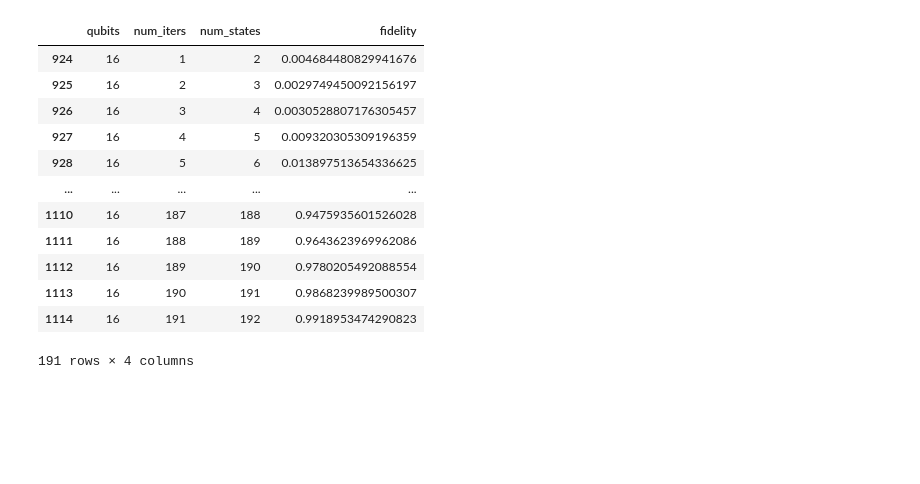
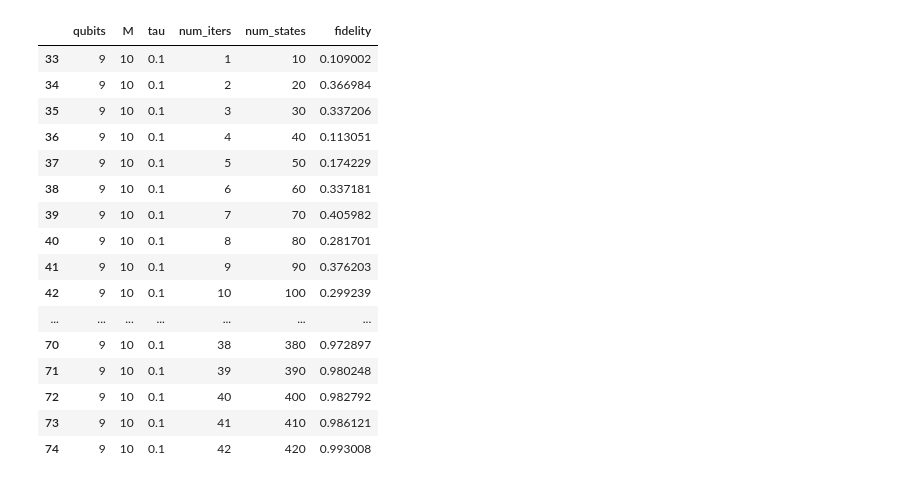
Before and after one commit to noahberthusen/qdavidson-dynamics, a Jupyter notebook: notebooks/plots.ipynb, the cells around one changed output. Saved outputs shown, nothing was run; the diff lists cells and outputs as text; code cells hidden in the pictures; blank space fills up the shorter version.

```diff
--- a/notebooks/plots.ipynb
+++ b/notebooks/plots.ipynb
@@ -11,16 +4,0 @@ qd_successes = qdavidson[qdavidson["qubits"] == str(16)]
-# %%
-qd_successes
-# %% [output]
-|  | qubits | num_iters | num_states | fidelity |
-| 924 | 16 | 1 | 2 | 0.004684480829941676 |
-| 925 | 16 | 2 | 3 | 0.0029749450092156197 |
-| 926 | 16 | 3 | 4 | 0.0030528807176305457 |
-| 927 | 16 | 4 | 5 | 0.009320305309196359 |
-| 928 | 16 | 5 | 6 | 0.013897513654336625 |
-| ... | ... | ... | ... | ... |
-| 1110 | 16 | 187 | 188 | 0.9475935601526028 |
-| 1111 | 16 | 188 | 189 | 0.9643623969962086 |
-| 1112 | 16 | 189 | 190 | 0.9780205492088554 |
-| 1113 | 16 | 190 | 191 | 0.9868239989500307 |
-| 1114 | 16 | 191 | 192 | 0.9918953474290823 |
-191 rows × 4 columns
@@ -27 +10,21 @@ qd_successes
+# %%
+qdavidson
+# %% [output]
+|  | qubits | M | tau | num_iters | num_states | fidelity |
+| 33 | 9 | 10 | 0.1 | 1 | 10 | 0.109002 |
+| 34 | 9 | 10 | 0.1 | 2 | 20 | 0.366984 |
+| 35 | 9 | 10 | 0.1 | 3 | 30 | 0.337206 |
+| 36 | 9 | 10 | 0.1 | 4 | 40 | 0.113051 |
+| 37 | 9 | 10 | 0.1 | 5 | 50 | 0.174229 |
+| 38 | 9 | 10 | 0.1 | 6 | 60 | 0.337181 |
+| 39 | 9 | 10 | 0.1 | 7 | 70 | 0.405982 |
+| 40 | 9 | 10 | 0.1 | 8 | 80 | 0.281701 |
+| 41 | 9 | 10 | 0.1 | 9 | 90 | 0.376203 |
+| 42 | 9 | 10 | 0.1 | 10 | 100 | 0.299239 |
+| ... | ... | ... | ... | ... | ... | ... |
+| 70 | 9 | 10 | 0.1 | 38 | 380 | 0.972897 |
+| 71 | 9 | 10 | 0.1 | 39 | 390 | 0.980248 |
+| 72 | 9 | 10 | 0.1 | 40 | 400 | 0.982792 |
+| 73 | 9 | 10 | 0.1 | 41 | 410 | 0.986121 |
+| 74 | 9 | 10 | 0.1 | 42 | 420 | 0.993008 |
 # %%
```
Also changed, not shown: parts of 3 cells of this notebook, 25 other files.
